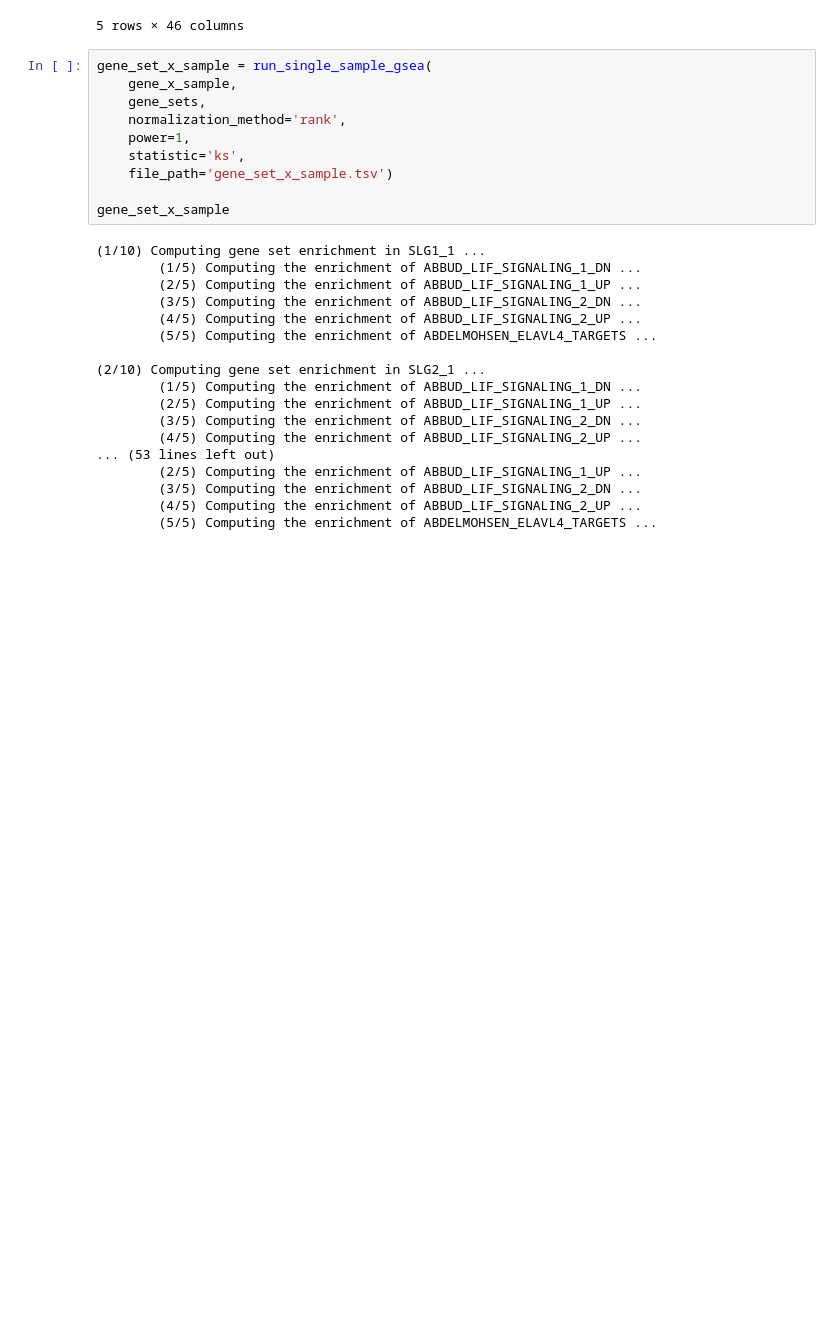
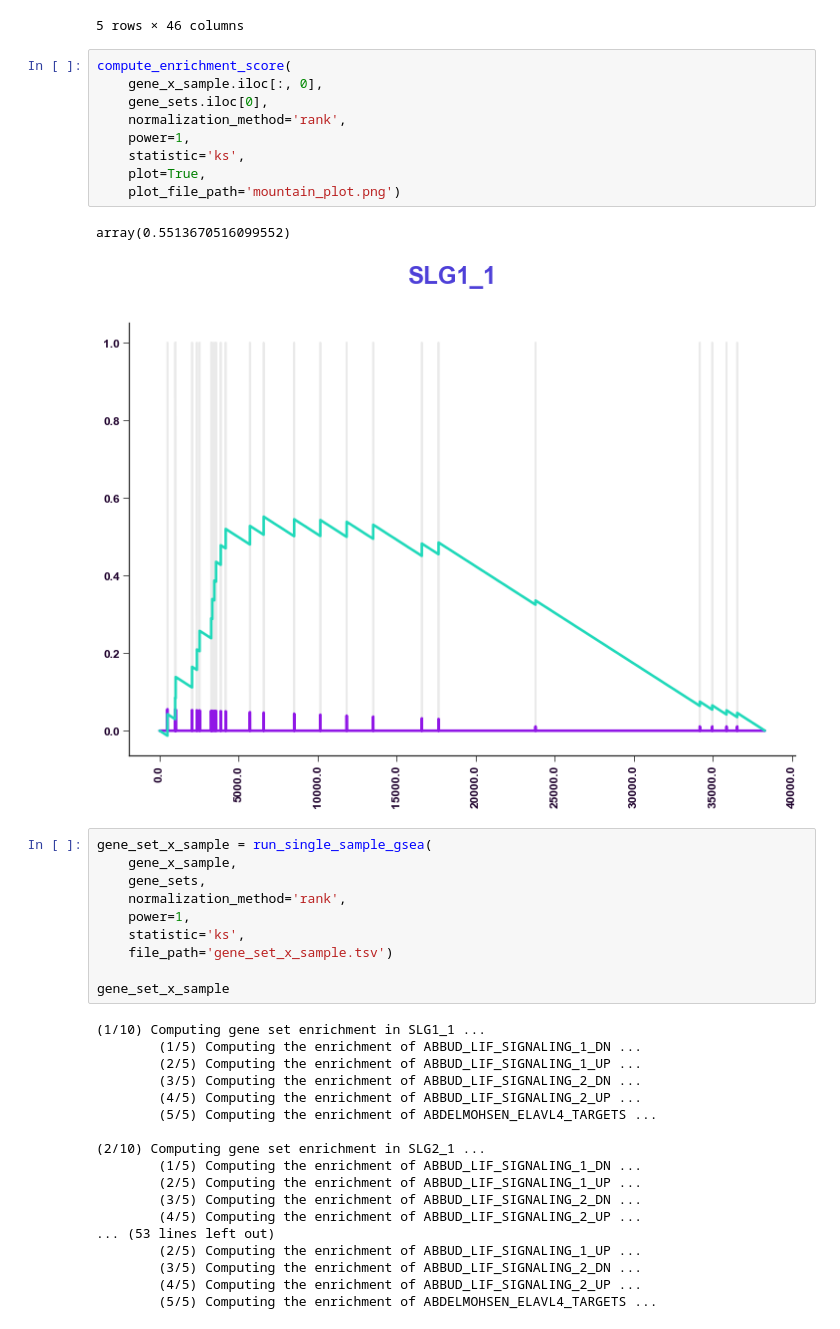
Before and after one commit to alex-wenzel/gsea, a Jupyter notebook: notebook/gsea.ipynb, the cells around one changed output. Saved outputs shown, nothing was run; the diff lists cells and outputs as text; blank space fills up the shorter version.

Commit message:
Modulatized plot

```diff
--- a/notebook/gsea.ipynb
+++ b/notebook/gsea.ipynb
@@ -56,6 +59,18 @@ gene_sets
 | ABBUD_LIF_SIGNALING_2_UP | ANGPT1 | ATP1B1 | C2CD4B | COL11A1 | DCN | DIO2 | EZR | FGFR1 | GPX2 | JUNB | ... | ... |
 | ABDELMOHSEN_ELAVL4_TARGETS | BCL2 | CAB39 | CASP3 | CDC42 | CDH2 | DLG4 | EIF2AK2 | ITGA1 | ITGB1 | KCNQ2 | ... | ... |
 5 rows × 46 columns
+# %%
+compute_enrichment_score(
+    gene_x_sample.iloc[:, 0],
+    gene_sets.iloc[0],
+    normalization_method='rank',
+    power=1,
+    statistic='ks',
+    plot=True,
+    plot_file_path='mountain_plot.png')
+# %% [output]
+array(0.5513670516099552)
+[figure, added]
 # %%
 gene_set_x_sample = run_single_sample_gsea(
     gene_x_sample,
```
Also changed, not shown: parts of 1 cell of this notebook, 5 other files.
